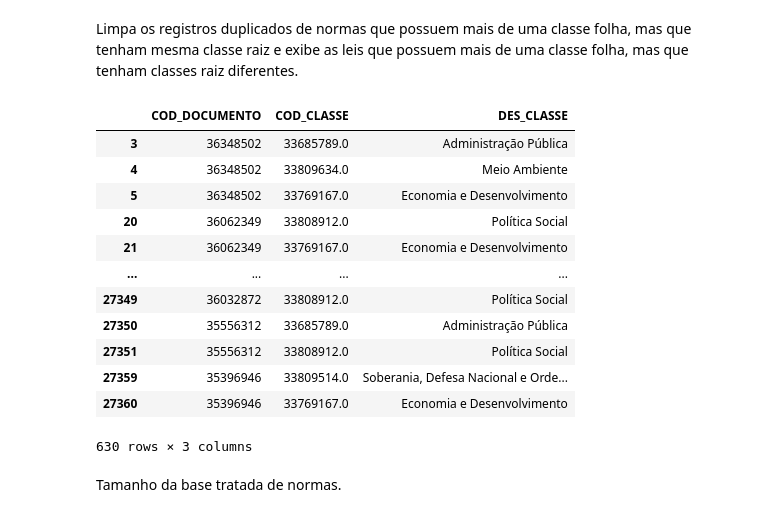
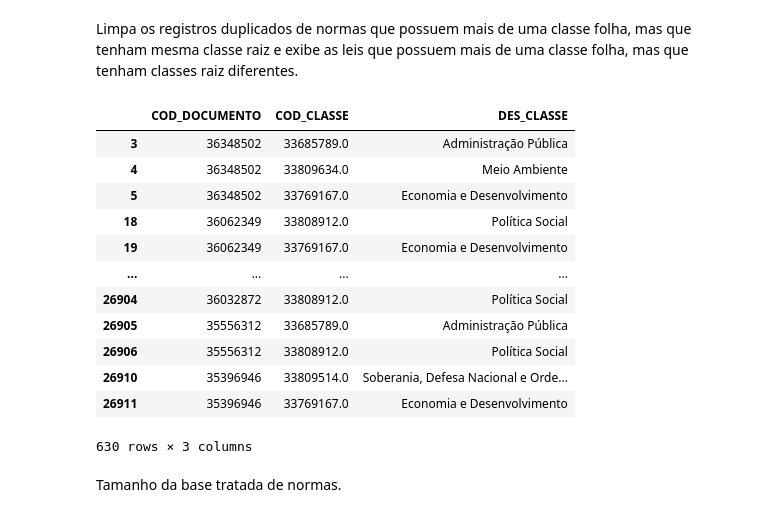
Before and after one commit to pauloceliojr/md-trabalho-final, a Jupyter notebook: Classificação de Normas.ipynb, the cells around one changed output. Cells and saved outputs as stored; diff of their text form; code cells hidden in the pictures.

```diff
--- a/Classificação de Normas.ipynb
+++ b/Classificação de Normas.ipynb
@@ -51,6 +46,8 @@ Essa classes possuem nível 2 na tabela original.
 # %%
 classes_raiz = classes_original.query("NUM_NIVEL == 2").filter(["COD_CLASSE", "DES_NOME_PREFERIDO"])
-classes_raiz.rename(columns={"DES_NOME_PREFERIDO": "DES_CLASSE"}, inplace=True)
+classes_raiz = classes_raiz.sort_values("DES_NOME_PREFERIDO")
+classes_raiz.reset_index(drop=True, inplace=True)
+classes_raiz.rename(columns={"DES_NOME_PREFERIDO": "DES_CLASSE", "index": "INDICE"}, inplace=True)
 classes_raiz
 # %% [output]
 |  | COD_CLASSE | DES_CLASSE |
@@ -68,8 +65,11 @@ classes_raiz
 # %% [markdown]
 Carrega o dataset contendo as normas que já foram classificadas. Com os dados carregados, cria uma coluna derivada (DES_CLASSE_RAIZ) a partir da árvore de classes (DES_CLASSE_HIERARQUIA), da qual a informação de classe raiz é extraída.
 # %%
-normas_classificadas_original = pd.read_excel("dados/ClassificacaoDeLeisOrdinarias-LeisComplementares-e-DecretosNumerados-Desde1900.xlsx", "Select mvw_u03_prc_doc_tema")
-normas_classificadas_original["DES_CLASSE_RAIZ"] = normas_classificadas_original["DES_CLASSE_HIERARQUIA"].apply(lambda hierarquia : hierarquia.split(" / ")[1])
+normas_classificadas_original = pd.read_excel(
+    "dados/ClassificacaoDeLeisOrdinarias-LeisComplementares-e-DecretosNumerados-Desde1900.xlsx",
+    "Select mvw_u03_prc_doc_tema")
+normas_classificadas_original["DES_CLASSE_RAIZ"] = normas_classificadas_original["DES_CLASSE_HIERARQUIA"].apply(
+    lambda hierarquia: hierarquia.split(" / ")[1])
 normas_classificadas_original.head()
 # %% [output]
 |  |  | COD_PRC_DOC_TEMA | COD_PROCESSO_DOCUMENTO | COD_CLASSE | DES_CLASSE | DES_CLASSE_HIERARQUIA | ... |
@@ -81,8 +81,11 @@ normas_classificadas_original.head()
 # %% [markdown]
 Carrega os dados de todas as normas (classificadas e não classificadas) e aplica as transformações iniciais.
 # %%
-normas_original = pd.read_excel("dados/LeisOrdinarias-LeisComplementare-e-DecretosNumeradosComClassificacaoDesde1900.xlsx", "Select mvw_s01_documento")
+normas_original = pd.read_excel(
+    "dados/LeisOrdinarias-LeisComplementare-e-DecretosNumeradosComClassificacaoDesde1900.xlsx",
+    "Select mvw_s01_documento")
 normas_original.rename(columns={"DBMS_LOB.SUBSTR(S01.TXT_EMENTA": "TXT_EMENTA"}, inplace=True)
 normas_original.drop(columns="   ", inplace=True)
+normas_original["ANO"] = normas_original["DES_NOME_PREFERIDO"].apply(lambda x : x[len(x) - 4:])
 normas_original.head()
 # %% [output]
@@ -99,7 +102,8 @@ normas_original.shape[0]
 # %% [markdown]
 Com os datasets necessários já carregados, cria-se um novo dataset a partir do dataset contendo todas as leis, incluindo-se a informação das classes contidadas nas normas do dataset de normas classificadas.
 # %%
-normas = normas_original.merge(normas_classificadas_original.filter(["COD_PROCESSO_DOCUMENTO", "DES_CLASSE_RAIZ"]), left_on="COD_DOCUMENTO", right_on="COD_PROCESSO_DOCUMENTO", how="left")
+normas = normas_original.merge(normas_classificadas_original.filter(["COD_PROCESSO_DOCUMENTO", "DES_CLASSE_RAIZ"]),
+                               left_on="COD_DOCUMENTO", right_on="COD_PROCESSO_DOCUMENTO", how="left")
 normas = normas.merge(classes_raiz, left_on="DES_CLASSE_RAIZ", right_on="DES_CLASSE", how="left")
 normas.drop(columns=["COD_PROCESSO_DOCUMENTO", "DES_CLASSE_RAIZ"], inplace=True)
 normas.head()
@@ -118,21 +122,22 @@ normas.shape[0]
 Limpa os registros duplicados de normas que possuem mais de uma classe folha, mas que tenham mesma classe raiz e exibe as leis que possuem mais de uma classe folha, mas que tenham classes raiz diferentes.
 # %%
 normas.drop_duplicates(inplace=True)
+normas.reset_index(drop=True, inplace=True)
 temp = normas[["COD_DOCUMENTO", "COD_CLASSE", "DES_CLASSE"]].groupby("COD_DOCUMENTO")
 temp.filter(lambda x: len(x) > 1)
 # %% [output]
 |  | COD_DOCUMENTO | COD_CLASSE | DES_CLASSE |
 | 3 | 36348502 | 33685789.0 | Administração Pública |
 | 4 | 36348502 | 33809634.0 | Meio Ambiente |
 | 5 | 36348502 | 33769167.0 | Economia e Desenvolvimento |
-| 20 | 36062349 | 33808912.0 | Política Social |
-| 21 | 36062349 | 33769167.0 | Economia e Desenvolvimento |
+| 18 | 36062349 | 33808912.0 | Política Social |
+| 19 | 36062349 | 33769167.0 | Economia e Desenvolvimento |
 | ... | ... | ... | ... |
-| 27349 | 36032872 | 33808912.0 | Política Social |
-| 27350 | 35556312 | 33685789.0 | Administração Pública |
-| 27351 | 35556312 | 33808912.0 | Política Social |
-| 27359 | 35396946 | 33809514.0 | Soberania, Defesa Nacional e Orde... |
-| 27360 | 35396946 | 33769167.0 | Economia e Desenvolvimento |
+| 26904 | 36032872 | 33808912.0 | Política Social |
+| 26905 | 35556312 | 33685789.0 | Administração Pública |
+| 26906 | 35556312 | 33808912.0 | Política Social |
+| 26910 | 35396946 | 33809514.0 | Soberania, Defesa Nacional e Orde... |
+| 26911 | 35396946 | 33769167.0 | Economia e Desenvolvimento |
 630 rows × 3 columns
 # %% [markdown]
 Tamanho da base tratada de normas.
```
Also changed, not shown: parts of 42 cells of this notebook, 1 other file.
